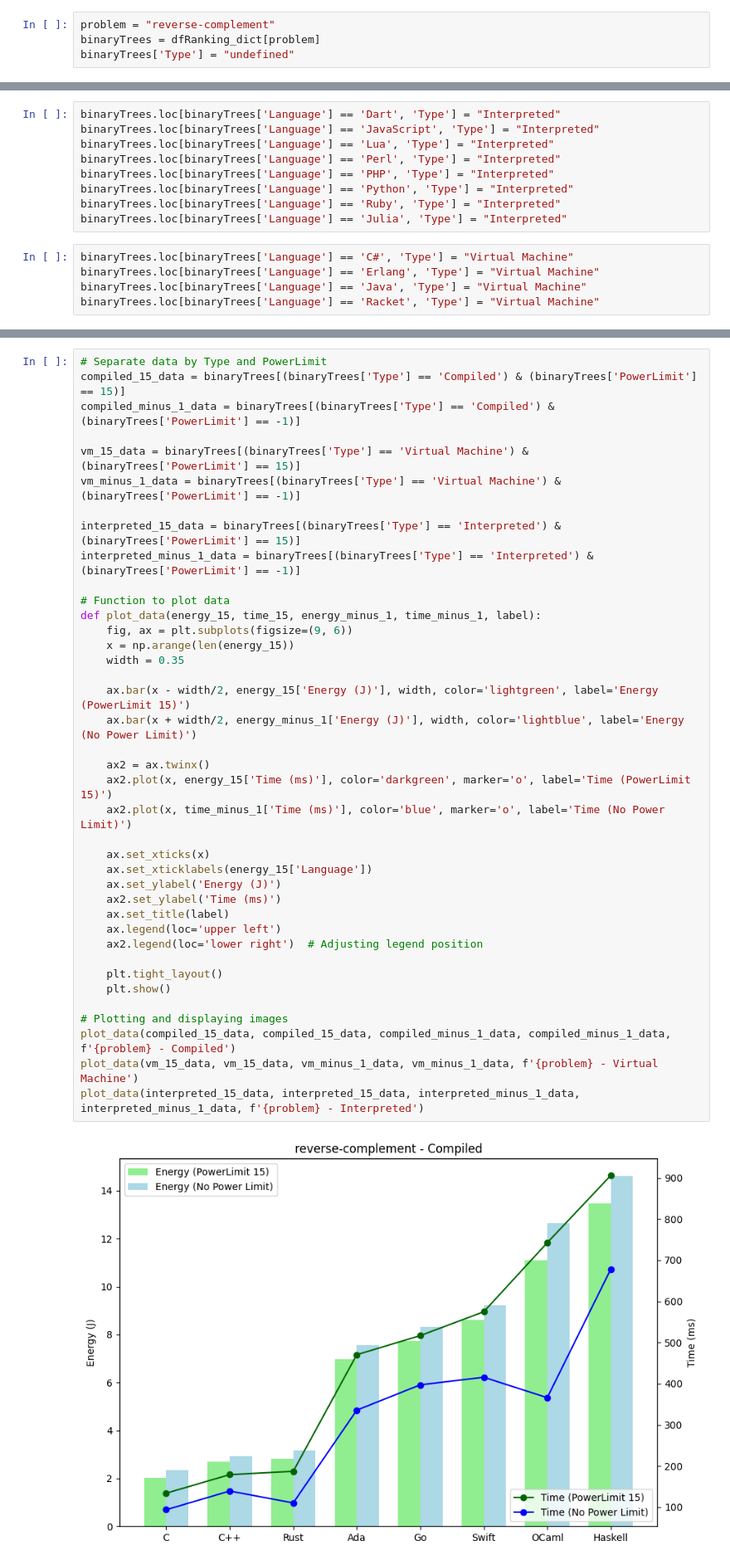
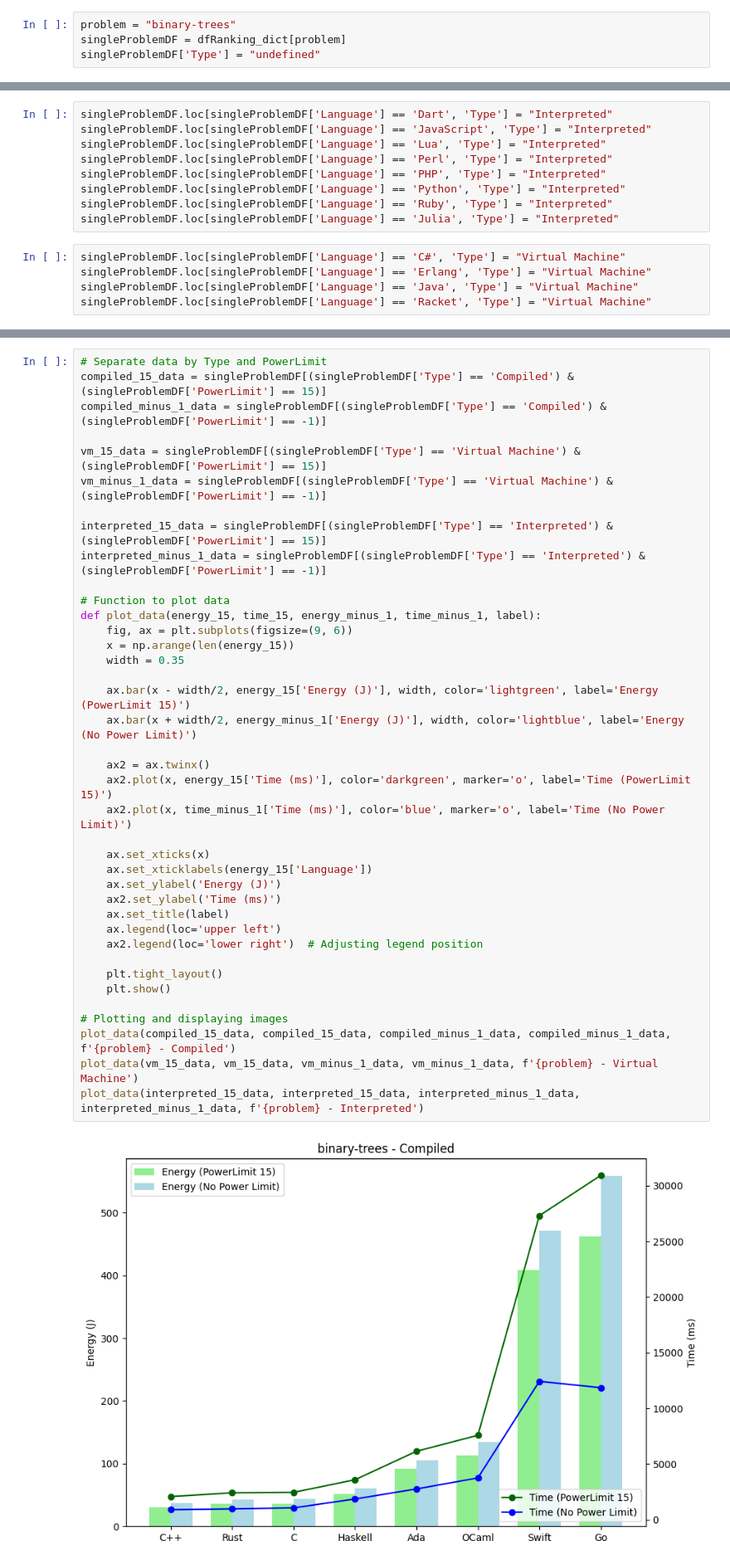
Before and after one commit to LuisMPSilva01/Energy-Languages-PowerCap, a Jupyter notebook: NoteBooks/statistics.ipynb, the cells around one changed output, grey strips where cells are left out. Shown at 83% size. Saved outputs shown, nothing was run; the diff lists cells and outputs as text.

```diff
--- a/NoteBooks/statistics.ipynb
+++ b/NoteBooks/statistics.ipynb
@@ -369,7 +369,7 @@ for program, program_df in dfRanking.groupby('Program'):
     sorted_df = program_df.sort_values(by='Energy (J)').reset_index(drop=True)
     dfRanking_dict[program] = sorted_df
 # %%
-problem = "reverse-complement"
-binaryTrees = dfRanking_dict[problem]
-binaryTrees['Type'] = "undefined"
+problem = "binary-trees"
+singleProblemDF = dfRanking_dict[problem]
+singleProblemDF['Type'] = "undefined"
 # %%
@@ -384,15 +384,15 @@ binaryTrees.loc[binaryTrees['Language'] == 'Swift', 'Type'] = "Compiled"
 # %%
-binaryTrees.loc[binaryTrees['Language'] == 'Dart', 'Type'] = "Interpreted"
-binaryTrees.loc[binaryTrees['Language'] == 'JavaScript', 'Type'] = "Interpreted"
-binaryTrees.loc[binaryTrees['Language'] == 'Lua', 'Type'] = "Interpreted"
-binaryTrees.loc[binaryTrees['Language'] == 'Perl', 'Type'] = "Interpreted"
-binaryTrees.loc[binaryTrees['Language'] == 'PHP', 'Type'] = "Interpreted"
-binaryTrees.loc[binaryTrees['Language'] == 'Python', 'Type'] = "Interpreted"
-binaryTrees.loc[binaryTrees['Language'] == 'Ruby', 'Type'] = "Interpreted"
-binaryTrees.loc[binaryTrees['Language'] == 'Julia', 'Type'] = "Interpreted"
+singleProblemDF.loc[singleProblemDF['Language'] == 'Dart', 'Type'] = "Interpreted"
+singleProblemDF.loc[singleProblemDF['Language'] == 'JavaScript', 'Type'] = "Interpreted"
+singleProblemDF.loc[singleProblemDF['Language'] == 'Lua', 'Type'] = "Interpreted"
+singleProblemDF.loc[singleProblemDF['Language'] == 'Perl', 'Type'] = "Interpreted"
+singleProblemDF.loc[singleProblemDF['Language'] == 'PHP', 'Type'] = "Interpreted"
+singleProblemDF.loc[singleProblemDF['Language'] == 'Python', 'Type'] = "Interpreted"
+singleProblemDF.loc[singleProblemDF['Language'] == 'Ruby', 'Type'] = "Interpreted"
+singleProblemDF.loc[singleProblemDF['Language'] == 'Julia', 'Type'] = "Interpreted"
 # %%
-binaryTrees.loc[binaryTrees['Language'] == 'C#', 'Type'] = "Virtual Machine"
-binaryTrees.loc[binaryTrees['Language'] == 'Erlang', 'Type'] = "Virtual Machine"
-binaryTrees.loc[binaryTrees['Language'] == 'Java', 'Type'] = "Virtual Machine"
-binaryTrees.loc[binaryTrees['Language'] == 'Racket', 'Type'] = "Virtual Machine"
+singleProblemDF.loc[singleProblemDF['Language'] == 'C#', 'Type'] = "Virtual Machine"
+singleProblemDF.loc[singleProblemDF['Language'] == 'Erlang', 'Type'] = "Virtual Machine"
+singleProblemDF.loc[singleProblemDF['Language'] == 'Java', 'Type'] = "Virtual Machine"
+singleProblemDF.loc[singleProblemDF['Language'] == 'Racket', 'Type'] = "Virtual Machine"
 # %%
@@ -418,41 +418,41 @@ binaryTrees.head(40)
 # %%
 # Separate data by Type and PowerLimit
-compiled_15_data = binaryTrees[(binaryTrees['Type'] == 'Compiled') & (binaryTrees['PowerLimit'] == 15)]
-compiled_minus_1_data = binaryTrees[(binaryTrees['Type'] == 'Compiled') & (binaryTrees['PowerLimit'] == -1)]
+compiled_15_data = singleProblemDF[(singleProblemDF['Type'] == 'Compiled') & (singleProblemDF['PowerLimit'] == 15)]
+compiled_minus_1_data = singleProblemDF[(singleProblemDF['Type'] == 'Compiled') & (singleProblemDF['PowerLimit'] == -1)]
 
-vm_15_data = binaryTrees[(binaryTrees['Type'] == 'Virtual Machine') & (binaryTrees['PowerLimit'] == 15)]
-vm_minus_1_data = binaryTrees[(binaryTrees['Type'] == 'Virtual Machine') & (binaryTrees['PowerLimit'] == -1)]
+vm_15_data = singleProblemDF[(singleProblemDF['Type'] == 'Virtual Machine') & (singleProblemDF['PowerLimit'] == 15)]
+vm_minus_1_data = singleProblemDF[(singleProblemDF['Type'] == 'Virtual Machine') & (singleProblemDF['PowerLimit'] == -1)]
 
-interpreted_15_data = binaryTrees[(binaryTrees['Type'] == 'Interpreted') & (binaryTrees['PowerLimit'] == 15)]
-interpreted_minus_1_data = binaryTrees[(binaryTrees['Type'] == 'Interpreted') & (binaryTrees['PowerLimit'] == -1)]
+interpreted_15_data = singleProblemDF[(singleProblemDF['Type'] == 'Interpreted') & (singleProblemDF['PowerLimit'] == 15)]
+interpreted_minus_1_data = singleProblemDF[(singleProblemDF['Type'] == 'Interpreted') & (singleProblemDF['PowerLimit'] == -1)]
 
 # Function to plot data
 def plot_data(energy_15, time_15, energy_minus_1, time_minus_1, label):
     fig, ax = plt.subplots(figsize=(9, 6))
     x = np.arange(len(energy_15))
     width = 0.35
 
     ax.bar(x - width/2, energy_15['Energy (J)'], width, color='lightgreen', label='Energy (PowerLimit 15)')
     ax.bar(x + width/2, energy_minus_1['Energy (J)'], width, color='lightblue', label='Energy (No Power Limit)')
 
     ax2 = ax.twinx()
     ax2.plot(x, energy_15['Time (ms)'], color='darkgreen', marker='o', label='Time (PowerLimit 15)')
     ax2.plot(x, time_minus_1['Time (ms)'], color='blue', marker='o', label='Time (No Power Limit)')
 
     ax.set_xticks(x)
     ax.set_xticklabels(energy_15['Language'])
     ax.set_ylabel('Energy (J)')
     ax2.set_ylabel('Time (ms)')
     ax.set_title(label)
     ax.legend(loc='upper left')
     ax2.legend(loc='lower right')  # Adjusting legend position
 
     plt.tight_layout()
     plt.show()
 
 # Plotting and displaying images
 plot_data(compiled_15_data, compiled_15_data, compiled_minus_1_data, compiled_minus_1_data, f'{problem} - Compiled')
 plot_data(vm_15_data, vm_15_data, vm_minus_1_data, vm_minus_1_data, f'{problem} - Virtual Machine')
 plot_data(interpreted_15_data, interpreted_15_data, interpreted_minus_1_data, interpreted_minus_1_data, f'{problem} - Interpreted')
 # %% [output]
-[figure, old version]
+[figure, new version]
```
Also changed, not shown: parts of 4 cells of this notebook.
